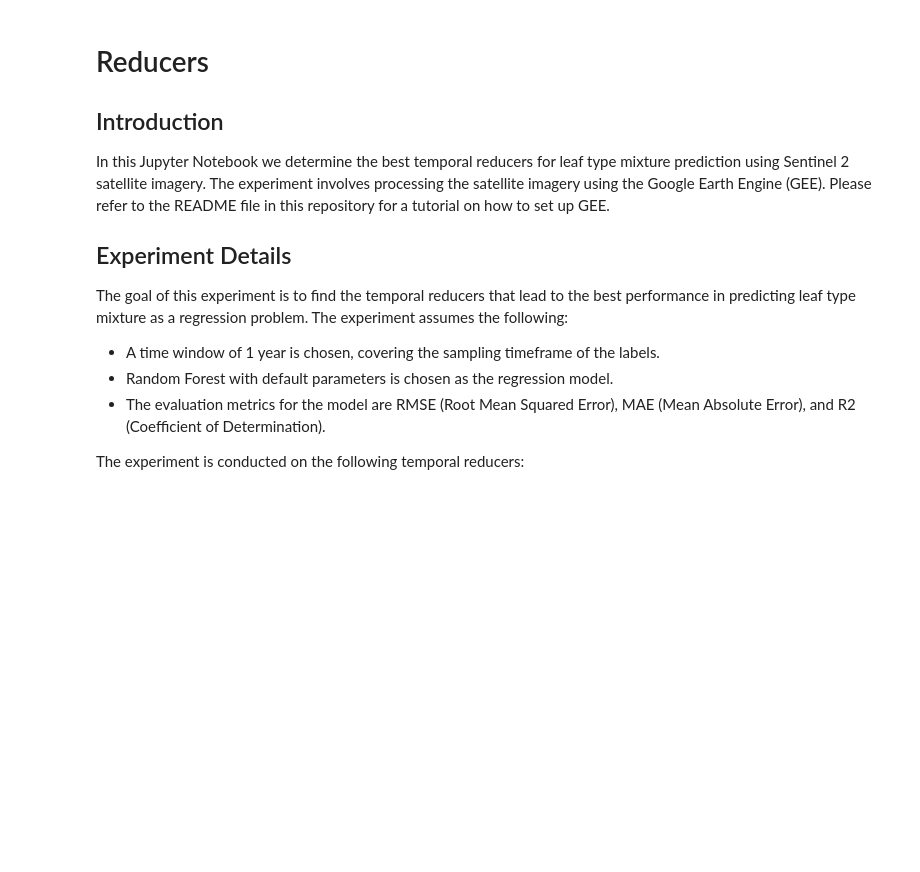
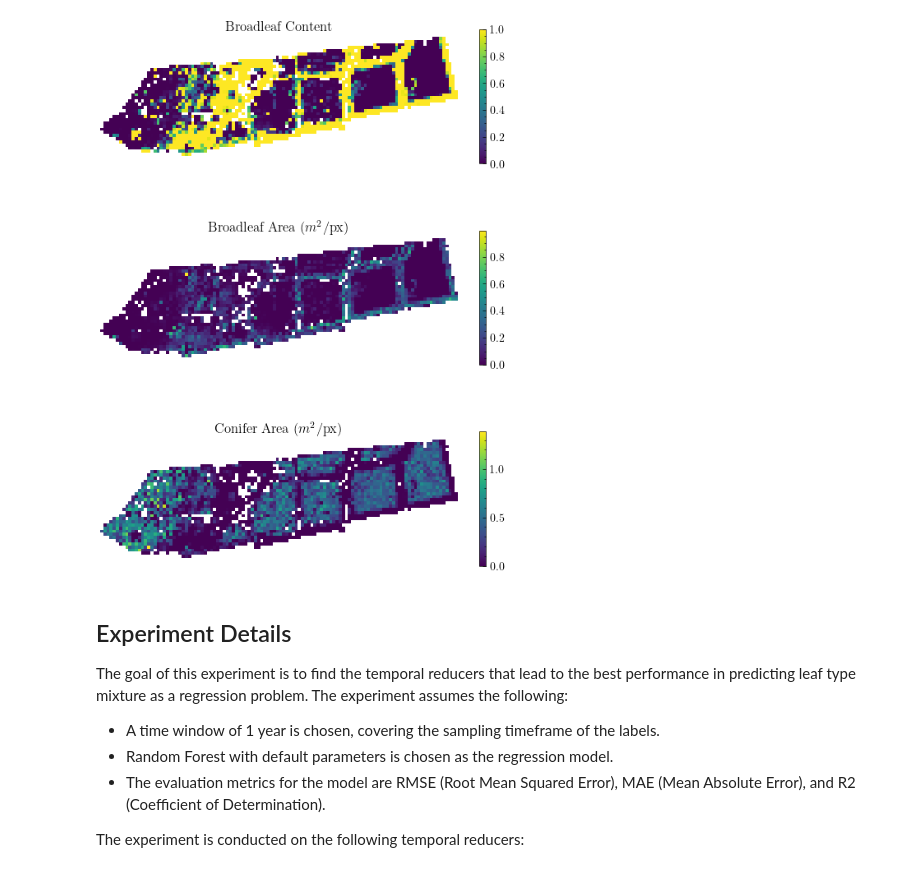
Before and after one commit to Lumcoin/leaf-type-mixture, a Jupyter notebook: notebooks/1-ph-reducers.ipynb, the cells around one changed output. Saved outputs shown, nothing was run; the diff lists cells and outputs as text; code cells hidden in the pictures; blank space fills up the shorter version.

Commit message:
Begin Writing the Reducer Notebook

```diff
--- a/notebooks/1-ph-reducers.ipynb
+++ b/notebooks/1-ph-reducers.ipynb
@@ -1,9 +68,42 @@
+# %%
+# Plot the rasters
+import rasterio
+
+fig, axes = plt.subplots(3, 1, figsize=(7, 9))
+
+with rasterio.open("../data/processed/y.tif") as src:
+    # Plot the broadleaf content
+    y = src.read(1)
+
+    img = axes[0].imshow(y, cmap="viridis", interpolation="nearest")
+    axes[0].set_title("Broadleaf Content")
+    axes[0].axis("off")
+
+    fig.colorbar(img, shrink=0.8)
+
+with rasterio.open("../data/processed/y_area.tif") as src:
+    # Plot the broadleaf area
+    broadleaf_area = src.read(1)
+
+    img = axes[1].imshow(broadleaf_area, cmap="viridis", interpolation="nearest")
+    axes[1].set_title("Broadleaf Area ($m^2$/px)")
+    axes[1].axis("off")
+
+    fig.colorbar(img, shrink=0.8)
+
+    # Plot the conifer area
+    conifer_area = src.read(2)
+
+    img = axes[2].imshow(conifer_area, cmap="viridis", interpolation="nearest")
+    axes[2].set_title("Conifer Area ($m^2$/px)")
+    axes[2].axis("off")
+
+    fig.colorbar(img, shrink=0.8)
+
+plt.show()
+# %% [output]
+[figure, added]
 # %% [markdown]
-# Reducers
-
-## Introduction
-In this Jupyter Notebook we determine the best temporal reducers for leaf type mixture prediction using Sentinel 2 satellite imagery. The experiment involves processing the satellite imagery using the Google Earth Engine (GEE). Please refer to the README file in this repository for a tutorial on how to set up GEE.
-
 ## Experiment Details
 The goal of this experiment is to find the temporal reducers that lead to the best performance in predicting leaf type mixture as a regression problem. The experiment assumes the following:
 
```
Also changed, not shown: parts of 9 cells of this notebook, 2 other files.
